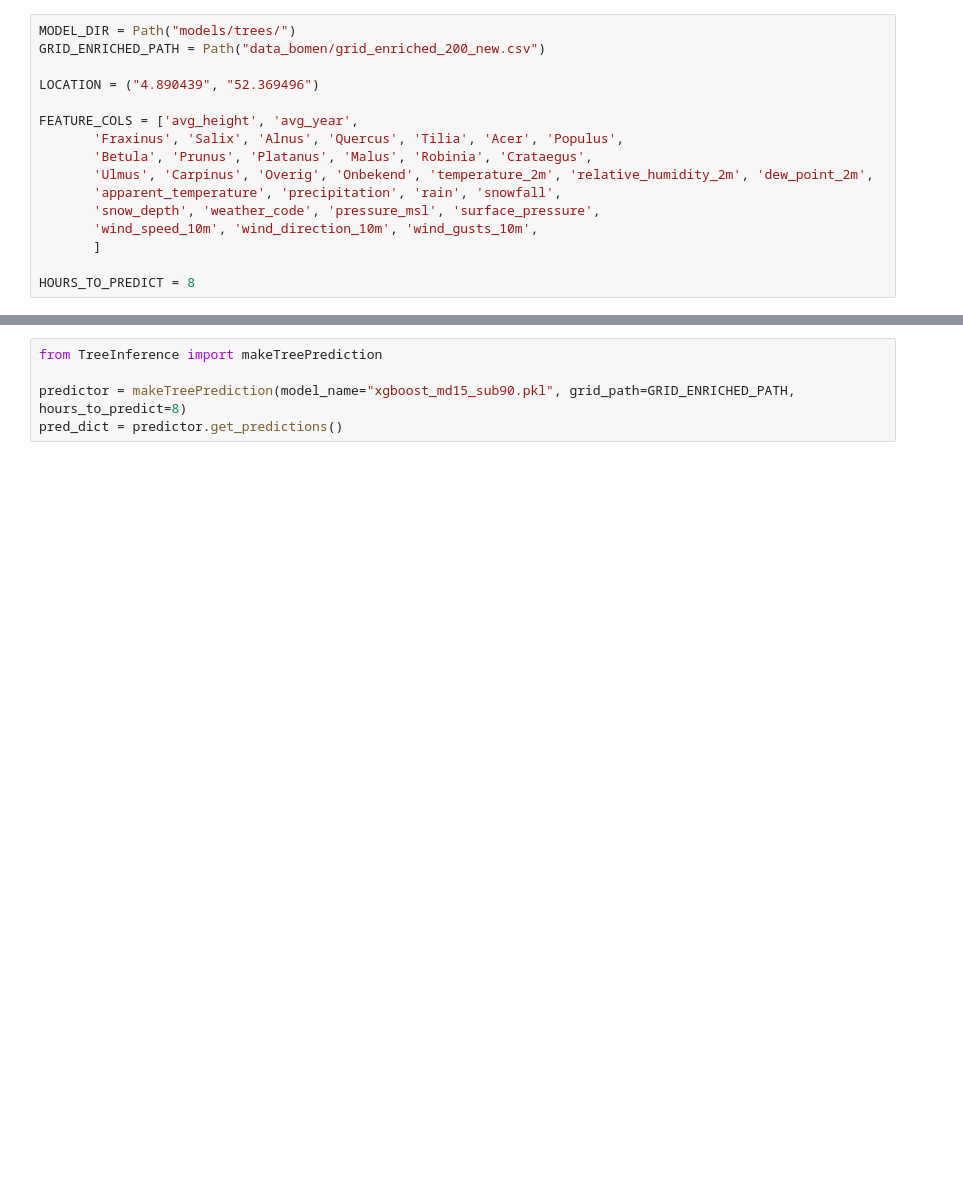
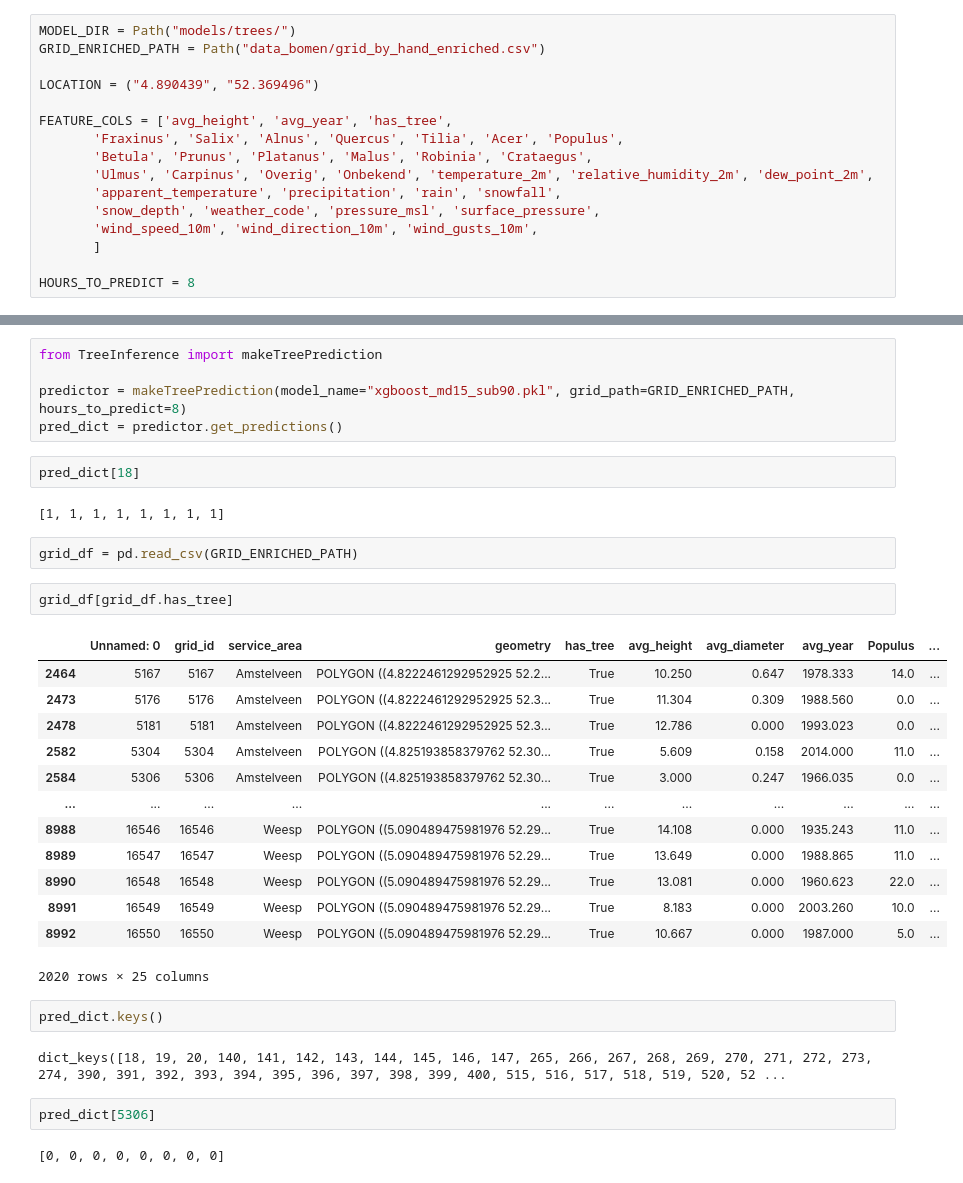
Before and after one commit to UhhBart/MSc_DSP_G2, a Jupyter notebook: src/tree_inference.ipynb, the cells around one changed output, grey strips where cells are left out. Drawn from its saved outputs; the diff is of its cells as text; blank space fills up the shorter version.

```diff
--- a/src/tree_inference.ipynb
+++ b/src/tree_inference.ipynb
@@ -8,11 +8,11 @@ from pathlib import Path
 from retry_requests import retry
 # %%
 MODEL_DIR = Path("models/trees/")
-GRID_ENRICHED_PATH = Path("data_bomen/grid_enriched_200_new.csv")
+GRID_ENRICHED_PATH = Path("data_bomen/grid_by_hand_enriched.csv")
 
 LOCATION = ("4.890439", "52.369496")
 
-FEATURE_COLS = ['avg_height', 'avg_year',
+FEATURE_COLS = ['avg_height', 'avg_year', 'has_tree',
        'Fraxinus', 'Salix', 'Alnus', 'Quercus', 'Tilia', 'Acer', 'Populus',
        'Betula', 'Prunus', 'Platanus', 'Malus', 'Robinia', 'Crataegus',
        'Ulmus', 'Carpinus', 'Overig', 'Onbekend', 'temperature_2m', 'relative_humidity_2m', 'dew_point_2m',
@@ -226,3 +228,33 @@ from TreeInference import makeTreePrediction
 
 predictor = makeTreePrediction(model_name="xgboost_md15_sub90.pkl", grid_path=GRID_ENRICHED_PATH, hours_to_predict=8)
 pred_dict = predictor.get_predictions()
+# %%
+pred_dict[18]
+# %% [output]
+[1, 1, 1, 1, 1, 1, 1, 1]
+# %%
+grid_df = pd.read_csv(GRID_ENRICHED_PATH)
+# %%
+grid_df[grid_df.has_tree]
+# %% [output]
+|  | Unnamed: 0 | grid_id | service_area | geometry | has_tree | avg_height | avg_diameter | avg_year | Populus | ... |
+| 2464 | 5167 | 5167 | Amstelveen | POLYGON ((4.8222461292952925 52.2... | True | 10.250 | 0.647 | 1978.333 | 14.0 | ... |
+| 2473 | 5176 | 5176 | Amstelveen | POLYGON ((4.8222461292952925 52.3... | True | 11.304 | 0.309 | 1988.560 | 0.0 | ... |
+| 2478 | 5181 | 5181 | Amstelveen | POLYGON ((4.8222461292952925 52.3... | True | 12.786 | 0.000 | 1993.023 | 0.0 | ... |
+| 2582 | 5304 | 5304 | Amstelveen | POLYGON ((4.825193858379762 52.30... | True | 5.609 | 0.158 | 2014.000 | 11.0 | ... |
+| 2584 | 5306 | 5306 | Amstelveen | POLYGON ((4.825193858379762 52.30... | True | 3.000 | 0.247 | 1966.035 | 0.0 | ... |
+| ... | ... | ... | ... | ... | ... | ... | ... | ... | ... | ... |
+| 8988 | 16546 | 16546 | Weesp | POLYGON ((5.090489475981976 52.29... | True | 14.108 | 0.000 | 1935.243 | 11.0 | ... |
+| 8989 | 16547 | 16547 | Weesp | POLYGON ((5.090489475981976 52.29... | True | 13.649 | 0.000 | 1988.865 | 11.0 | ... |
+| 8990 | 16548 | 16548 | Weesp | POLYGON ((5.090489475981976 52.29... | True | 13.081 | 0.000 | 1960.623 | 22.0 | ... |
+| 8991 | 16549 | 16549 | Weesp | POLYGON ((5.090489475981976 52.29... | True | 8.183 | 0.000 | 2003.260 | 10.0 | ... |
+| 8992 | 16550 | 16550 | Weesp | POLYGON ((5.090489475981976 52.29... | True | 10.667 | 0.000 | 1987.000 | 5.0 | ... |
+2020 rows × 25 columns
+# %%
+pred_dict.keys()
+# %% [output]
+dict_keys([18, 19, 20, 140, 141, 142, 143, 144, 145, 146, 147, 265, 266, 267, 268, 269, 270, 271, 272, 273, 274, 390, 391, 392, 393, 394, 395, 396, 397, 398, 399, 400, 515, 516, 517, 518, 519, 520, 52 ...
+# %%
+pred_dict[5306]
+# %% [output]
+[0, 0, 0, 0, 0, 0, 0, 0]
```
Also changed, not shown: parts of 2 cells of this notebook, 4 other files.
